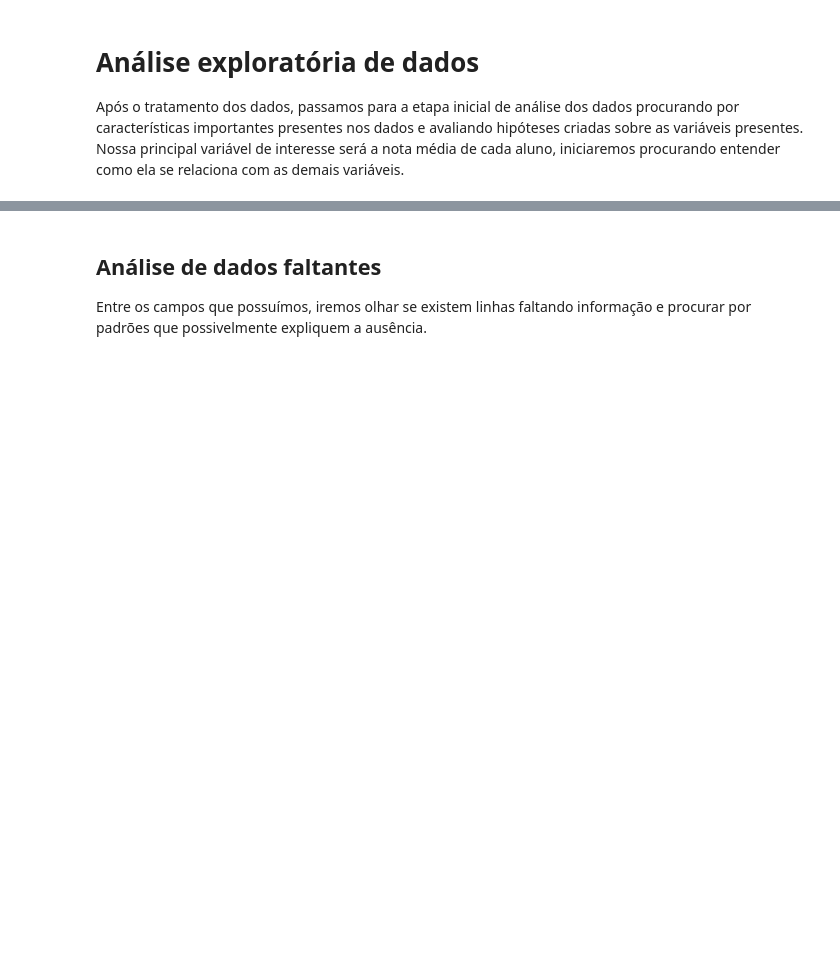
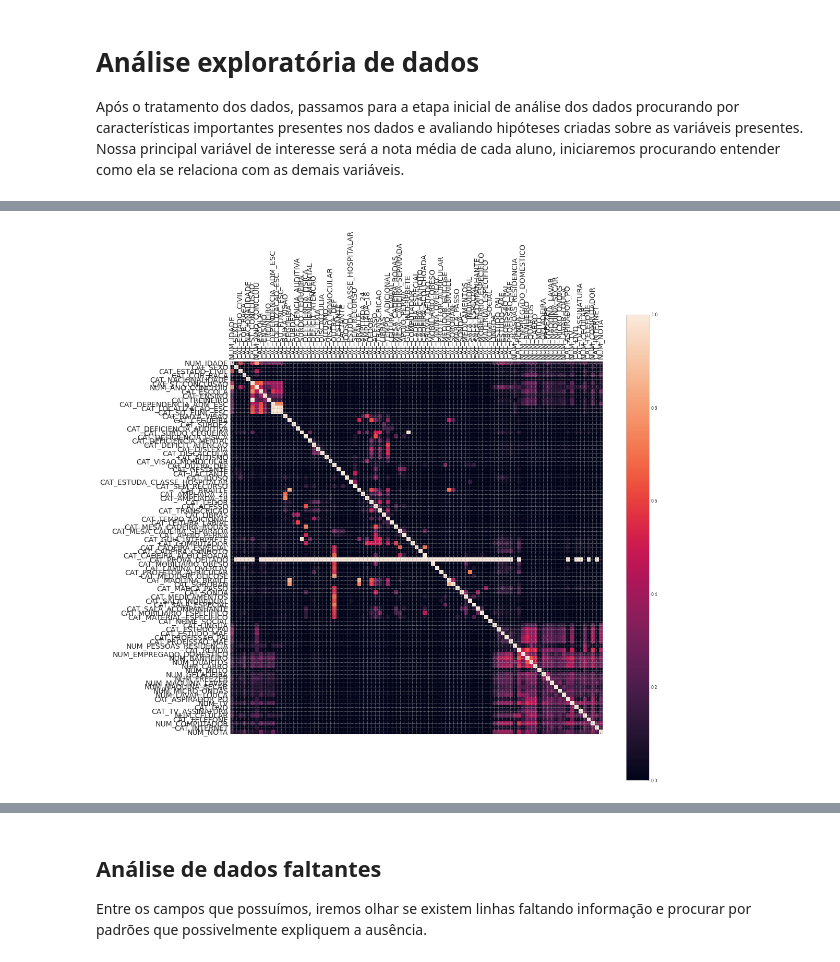
Before and after one commit to GiovaniValdrighi/analise_enem, a Jupyter notebook: Notebooks/analise_exploratoria.ipynb, the cells around one changed output, grey strips where cells are left out. Saved outputs shown, nothing was run; the diff lists cells and outputs as text; code cells hidden in the pictures; blank space fills up the shorter version.

```diff
--- a/Notebooks/analise_exploratoria.ipynb
+++ b/Notebooks/analise_exploratoria.ipynb
@@ -15,0 +213,13 @@ df = pd.read_csv('data/MICRODADOS_ENEM_SP_2019.csv', encoding = 'latin1')
+# %%
+from tqdm import tqdm
+corr_matrix = np.zeros(shape = (df.shape[1], df.shape[1]))
+for i, col_i in tqdm(enumerate(df.columns.tolist())):
+    for j, col_j in enumerate(df.columns.tolist()):
+        if col_i[0:3] == 'NUM' and col_j[0:3] == 'NUM':
+            corr_matrix[i, j] = abs(df[col_i].corr(df[col_j]))
+        elif col_i[0:3] == 'CAT' and col_j[0:3] == 'CAT':
+            corr_matrix[i, j] = theils_u(df[col_i], df[col_j])
+        elif col_i[0:3] == 'CAT' and col_j[0:3] == 'NUM':
+            corr_matrix[i, j] = correlation_ratio(df[col_i], df[col_j])
+        elif col_i[0:3] == 'NUM' and col_j[0:3] == 'CAT':
+            corr_matrix[i, j] = correlation_ratio(df[col_j], df[col_i])
@@ -15,0 +229,10 @@ df = pd.read_csv('data/MICRODADOS_ENEM_SP_2019.csv', encoding = 'latin1')
+# %%
+f = plt.figure(figsize=(16, 16))
+plt.matshow(corr_matrix, fignum=f.number)
+plt.xticks(range(df.shape[1]), df.columns, fontsize=14, rotation=90)
+plt.yticks(range(df.shape[1]), df.columns, fontsize=14)
+cb = plt.colorbar()
+cb.ax.tick_params(labelsize=8)
+#plt.title('Matriz Correlação', fontsize=16);
+# %% [output]
+[figure, added]
```
Also changed, not shown: parts of 9 cells of this notebook.
